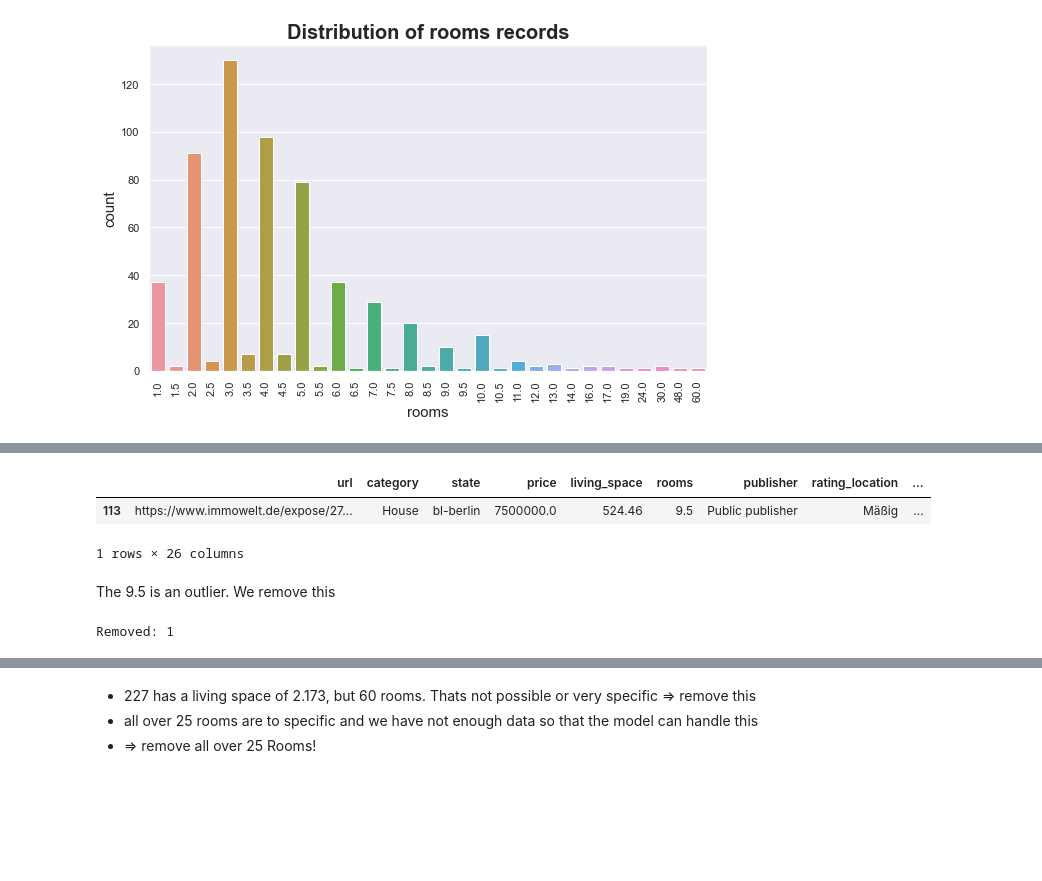
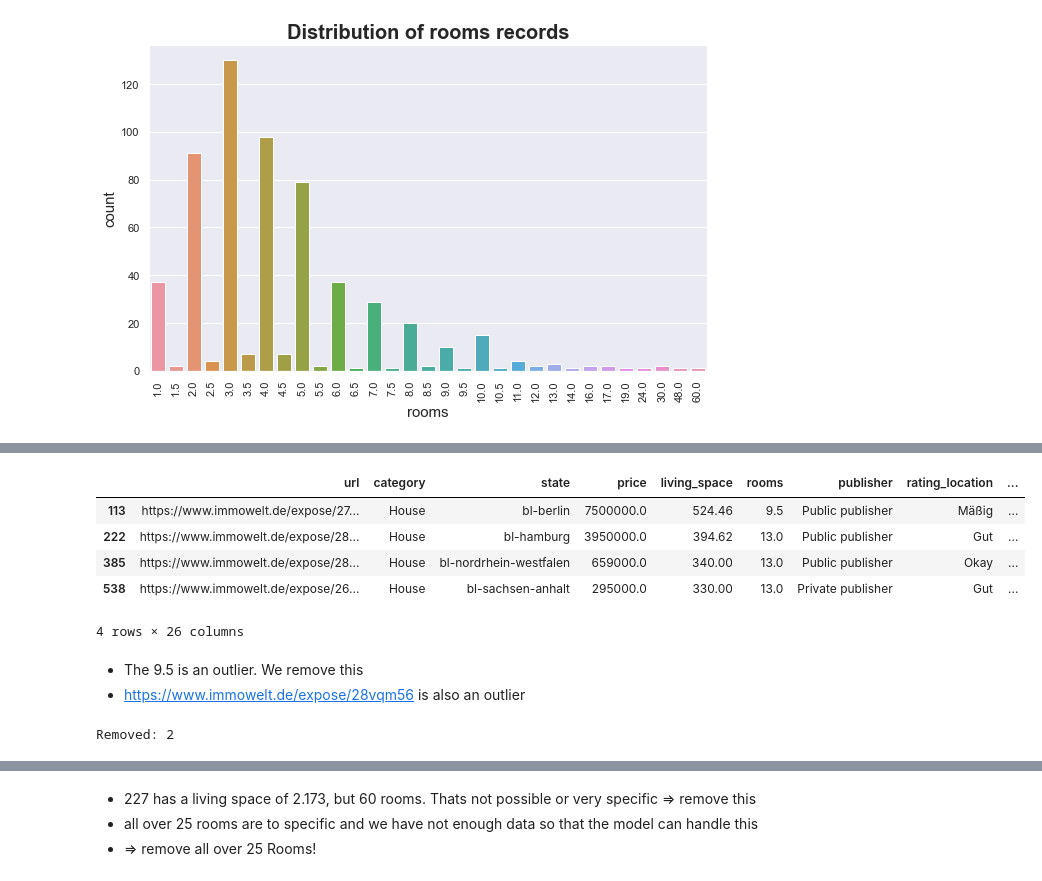
Before and after one commit to enricogoerlitz/Price-Predictor, a Jupyter notebook: project/modelling/01_eda.ipynb, the cells around one changed output, grey strips where cells are left out. Cells and saved outputs as stored; diff of their text form; code cells hidden in the pictures; blank space fills up the shorter version.

```diff
--- a/project/modelling/01_eda.ipynb
+++ b/project/modelling/01_eda.ipynb
@@ -320,19 +327,25 @@ plot_target_relation(x=ROOMS, title="fec", rotate=90);
 # ab 24 nicht mehr nutzbar?
 # %%
-df[df[ROOMS] == 9.5]
+df[(df[ROOMS] == 9.5) | (df[ROOMS] == 13)]
 # %% [output]
 |  | url | category | state | price | living_space | rooms | publisher | rating_location | ... |
 | 113 | https://www.immowelt.de/expose/27... | House | bl-berlin | 7500000.0 | 524.46 | 9.5 | Public publisher | Mäßig | ... |
+| 222 | https://www.immowelt.de/expose/28... | House | bl-hamburg | 3950000.0 | 394.62 | 13.0 | Public publisher | Gut | ... |
+| 385 | https://www.immowelt.de/expose/28... | House | bl-nordrhein-westfalen | 659000.0 | 340.00 | 13.0 | Public publisher | Okay | ... |
+| 538 | https://www.immowelt.de/expose/26... | House | bl-sachsen-anhalt | 295000.0 | 330.00 | 13.0 | Private publisher | Gut | ... |
-1 rows × 26 columns
+4 rows × 26 columns
 # %% [markdown]
-The 9.5 is an outlier. We remove this
+- The 9.5 is an outlier. We remove this
+- https://www.immowelt.de/expose/28vqm56 is also an outlier
 # %%
+outlier_filter = (df[ROOMS] != 9.5) & (df[URL] != "https://www.immowelt.de/expose/28vqm56")
+
 shape_before = df.shape[0]
-df = df[df[ROOMS] != 9.5]
+df = df[outlier_filter]
 shape_after = df.shape[0]
 print(f"Removed: {shape_before - shape_after}")
 # %% [output]
-Removed: 1
+Removed: 2
 # %%
 df[df[ROOMS] > 25]
 # %% [output]
```
Also changed, not shown: parts of 39 cells of this notebook, 1 other file.
